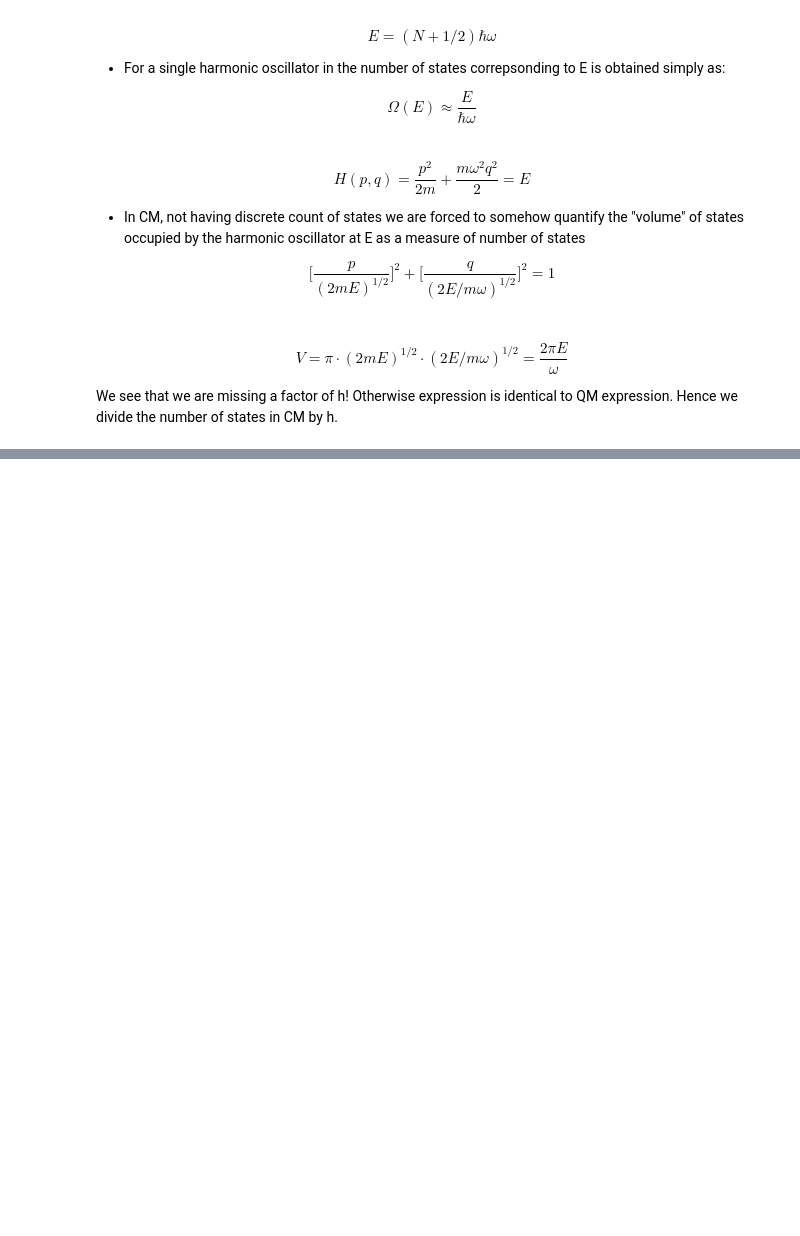
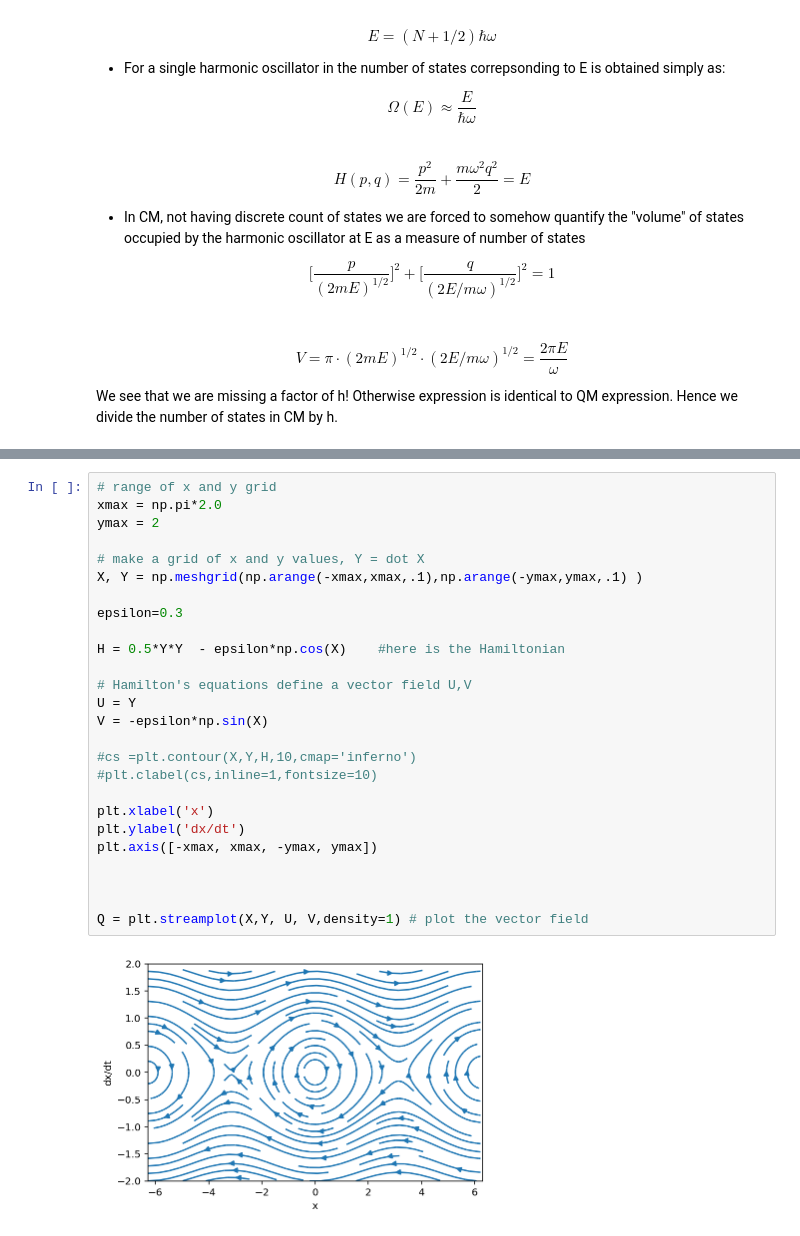
Before and after one commit to carlosal1015/Chem563, a Jupyter notebook: 03_Ensembles/01_Counting&Ensembles.ipynb, the cells around one changed output, grey strips where cells are left out. Cells and saved outputs as stored; diff of their text form; blank space fills up the shorter version.

```diff
--- a/03_Ensembles/01_Counting&Ensembles.ipynb
+++ b/03_Ensembles/01_Counting&Ensembles.ipynb
@@ -100,0 +282,28 @@ harm1D()
+# %%
+# range of x and y grid
+xmax = np.pi*2.0
+ymax = 2
+
+# make a grid of x and y values, Y = dot X
+X, Y = np.meshgrid(np.arange(-xmax,xmax,.1),np.arange(-ymax,ymax,.1) )
+
+epsilon=0.3
+
+H = 0.5*Y*Y  - epsilon*np.cos(X)    #here is the Hamiltonian
+
+# Hamilton's equations define a vector field U,V
+U = Y
+V = -epsilon*np.sin(X)
+
+#cs =plt.contour(X,Y,H,10,cmap='inferno')
+#plt.clabel(cs,inline=1,fontsize=10)
+
+plt.xlabel('x')
+plt.ylabel('dx/dt')
+plt.axis([-xmax, xmax, -ymax, ymax])
+
+
+
+Q = plt.streamplot(X,Y, U, V,density=1) # plot the vector field
+# %% [output]
+[figure, added]
```
Also changed, not shown: parts of 25 cells of this notebook, 9 other files.
